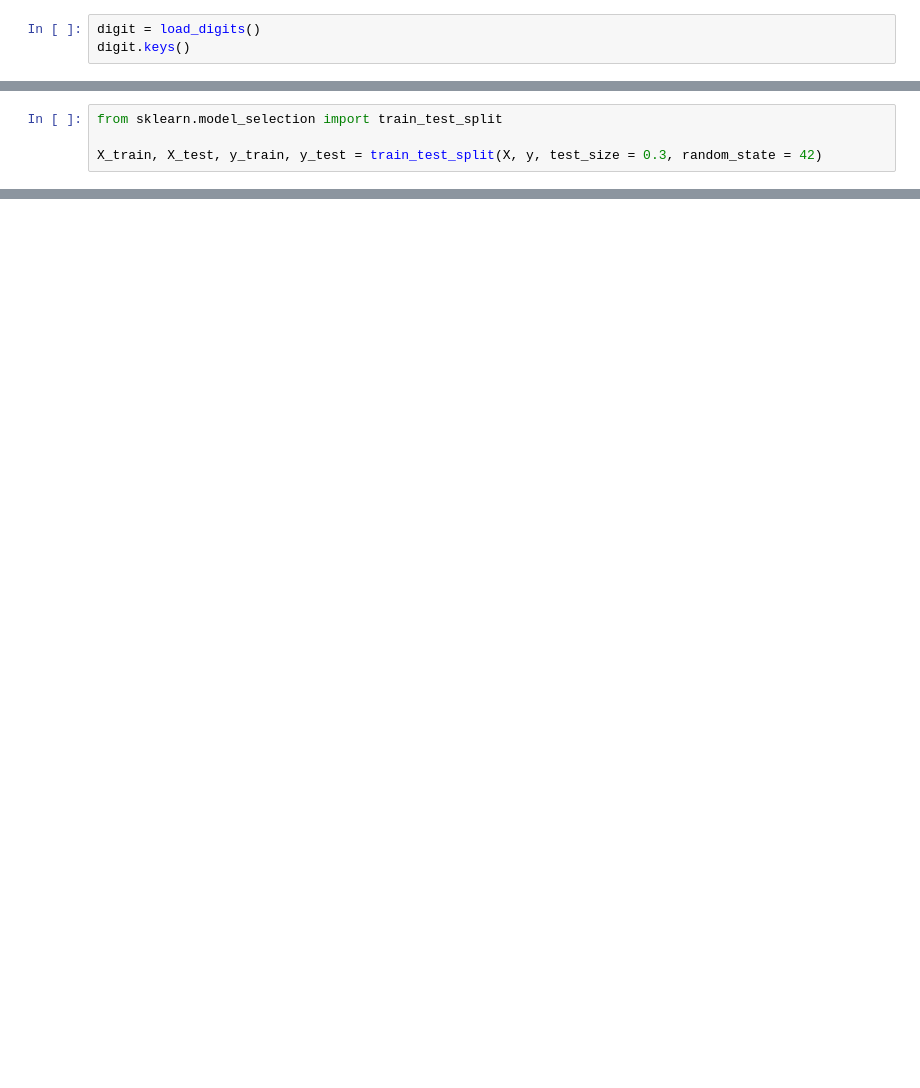
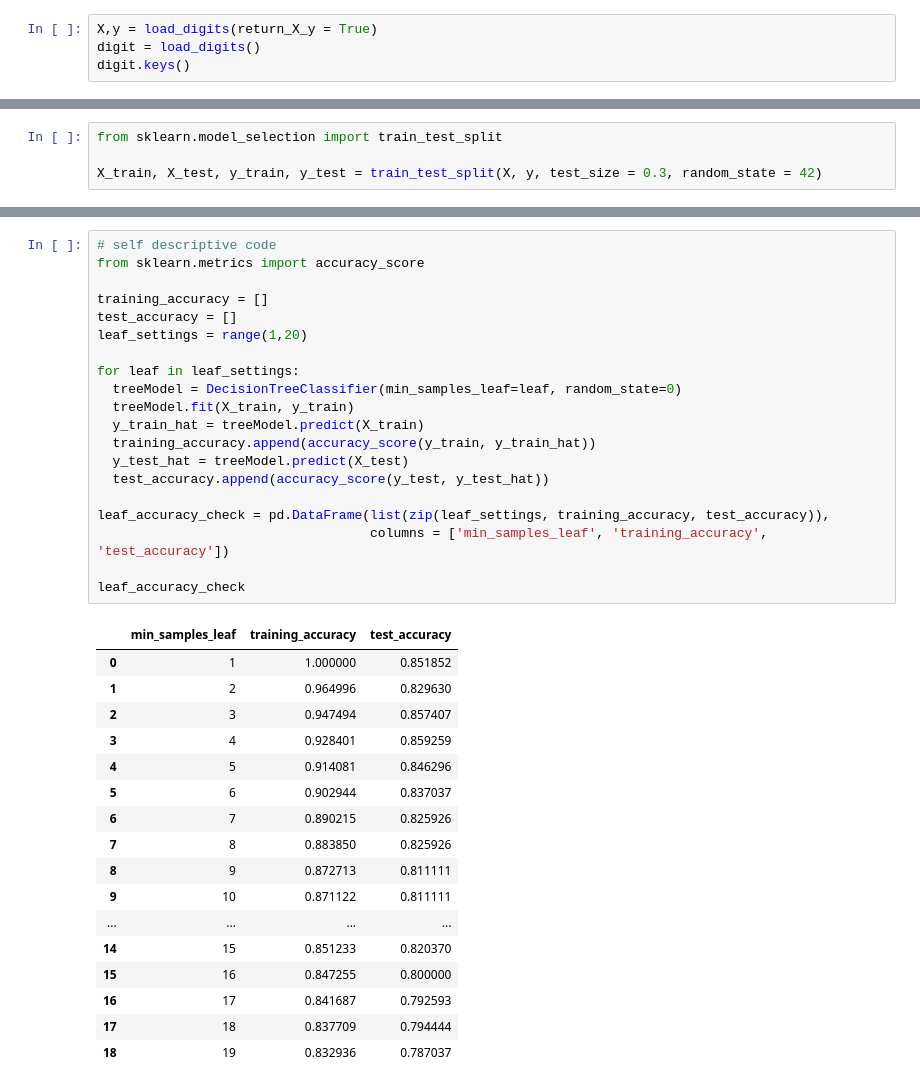
Before and after one commit to Bunnykey/PFDS, a Jupyter notebook: cmp_spv_learn.ipynb, the cells around one changed output, grey strips where cells are left out. Saved outputs shown, nothing was run; the diff lists cells and outputs as text; blank space fills up the shorter version.

```diff
--- a/cmp_spv_learn.ipynb
+++ b/cmp_spv_learn.ipynb
@@ -7,6 +7,7 @@ import matplotlib.pyplot as plt
 import sklearn
 from sklearn.datasets import load_digits
 # %%
+X,y = load_digits(return_X_y = True)
 digit = load_digits()
 digit.keys()
 # %% [output]
@@ -61,0 +70,38 @@ from sklearn.preprocessing import StandardScaler
+# %%
+# self descriptive code
+from sklearn.metrics import accuracy_score
+
+training_accuracy = []
+test_accuracy = []
+leaf_settings = range(1,20)
+
+for leaf in leaf_settings:
+  treeModel = DecisionTreeClassifier(min_samples_leaf=leaf, random_state=0)
+  treeModel.fit(X_train, y_train)
+  y_train_hat = treeModel.predict(X_train)
+  training_accuracy.append(accuracy_score(y_train, y_train_hat))
+  y_test_hat = treeModel.predict(X_test)
+  test_accuracy.append(accuracy_score(y_test, y_test_hat))
+
+leaf_accuracy_check = pd.DataFrame(list(zip(leaf_settings, training_accuracy, test_accuracy)),
+                                   columns = ['min_samples_leaf', 'training_accuracy', 'test_accuracy'])
+
+leaf_accuracy_check
+# %% [output]
+|  | min_samples_leaf | training_accuracy | test_accuracy |
+| 0 | 1 | 1.000000 | 0.851852 |
+| 1 | 2 | 0.964996 | 0.829630 |
+| 2 | 3 | 0.947494 | 0.857407 |
+| 3 | 4 | 0.928401 | 0.859259 |
+| 4 | 5 | 0.914081 | 0.846296 |
+| 5 | 6 | 0.902944 | 0.837037 |
+| 6 | 7 | 0.890215 | 0.825926 |
+| 7 | 8 | 0.883850 | 0.825926 |
+| 8 | 9 | 0.872713 | 0.811111 |
+| 9 | 10 | 0.871122 | 0.811111 |
+| ... | ... | ... | ... |
+| 14 | 15 | 0.851233 | 0.820370 |
+| 15 | 16 | 0.847255 | 0.800000 |
+| 16 | 17 | 0.841687 | 0.792593 |
+| 17 | 18 | 0.837709 | 0.794444 |
+| 18 | 19 | 0.832936 | 0.787037 |
```
Also changed, not shown: parts of 8 cells of this notebook.
